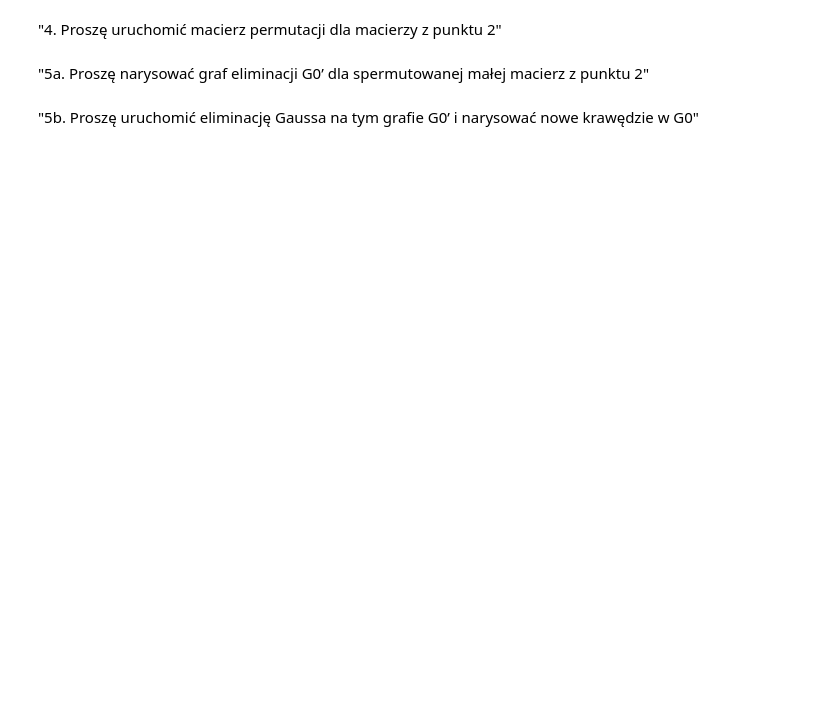
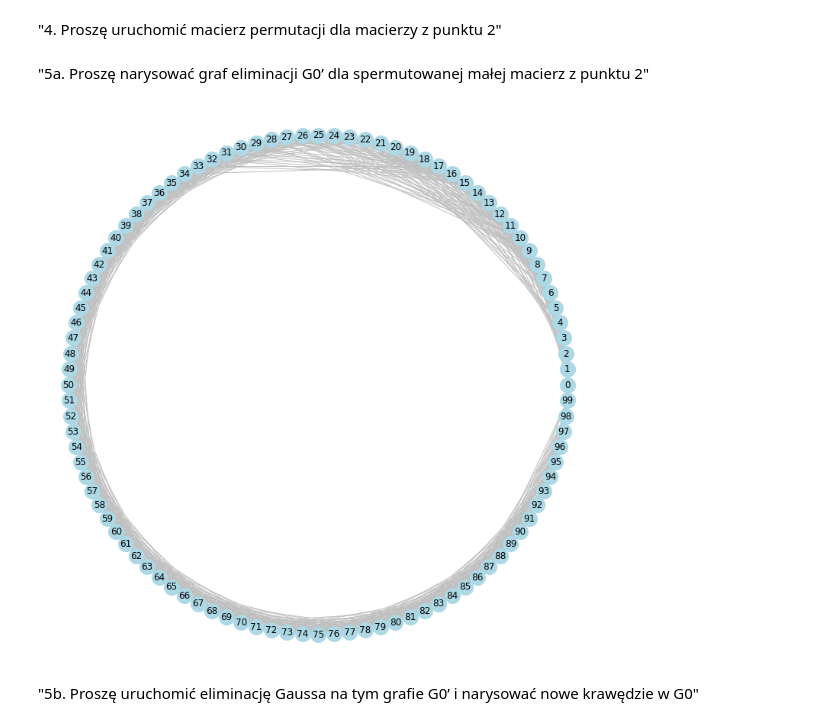
Before and after one commit to mhawryluk/matrix-algorithms, a Jupyter notebook: lab5/lab5.ipynb, the cells around one changed output. Drawn from its saved outputs; the diff is of its cells as text; code cells hidden in the pictures; blank space fills up the shorter version.

```diff
--- a/lab5/lab5.ipynb
+++ b/lab5/lab5.ipynb
@@ -276 +110,34 @@ draw_graph(new_elim_graph, pos)
+# %%
+G = elimination_graph_csr(convert_to_csr(test_matrix))
+
+def minimum_degree(G, visited):
+    non_visited = [x for x in G.nodes() if not visited[x]]
+    return min(non_visited, key=lambda x : G.degree(x))
+
+def permutation_vector(G):
+    n = G.number_of_nodes()
+    queue = []
+    visited = [False for x in range(n)]
+    ordering = []
+
+    while not all(visited):
+        s = minimum_degree(G, visited)
+        queue.append(s)
+        while queue:
+            v = queue.pop(0)
+            if visited[v]: continue
+            visited[v] = True
+            ordering.append(v)
+            for neighbor in sorted(G.neighbors(v), key=lambda x : G.degree(x)):
+                if not visited[neighbor]:
+                    queue.append(neighbor)
+
+    return ordering
+
+def permutation_matrix(ordering):
+    n = len(ordering)
+    P = np.zeros((n, n), dtype=np.int32)
+    for row, order in enumerate(ordering):
+        P[row, order] = 1
+    return P
 # %%
@@ -324,8 +158,16 @@ array([[0, 0, 0, 0, 1],
 # %% [markdown]
 "4. Proszę uruchomić macierz permutacji dla macierzy z punktu 2"
+# %%
+p_matrix = permutation_matrix(permutation_vector(elim_graph))
+permutated_matrix = matmul_CSR(matmul_CSR(convert_to_csr(p_matrix), matrix_A), convert_to_csr(p_matrix.T))
 # %% [markdown]
 "5a. Proszę narysować graf eliminacji G0’ dla spermutowanej małej macierz z
 punktu 2"
+# %%
+permutated_elim_graph = elimination_graph_csr(permutated_matrix)
+draw_graph(permutated_elim_graph, pos)
+# %% [output]
+[figure, added]
 # %% [markdown]
 "5b. Proszę uruchomić eliminację Gaussa na tym grafie G0’ i narysować nowe
 krawędzie w G0"
```
Also changed, not shown: parts of 21 cells of this notebook, 2 other files.
